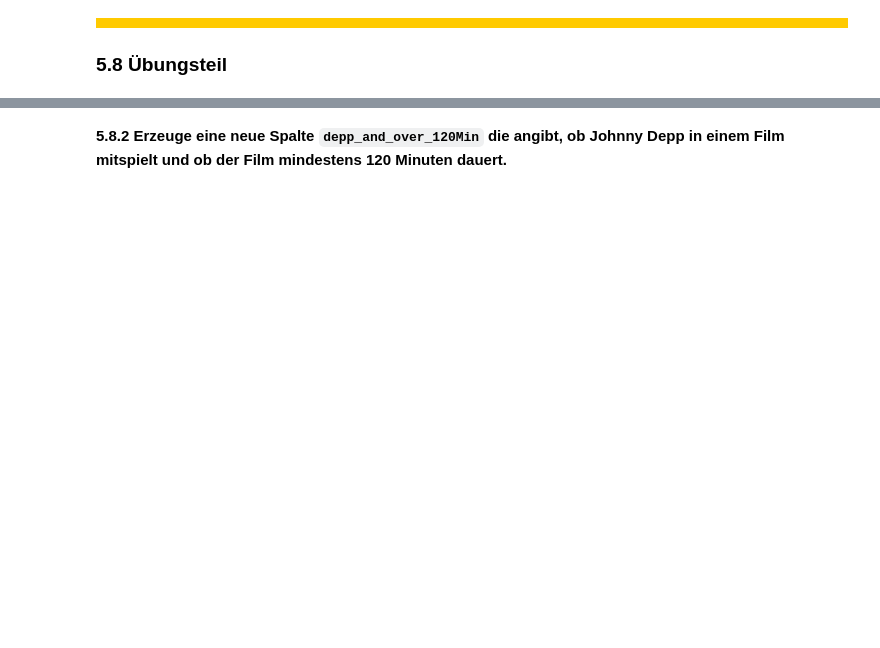
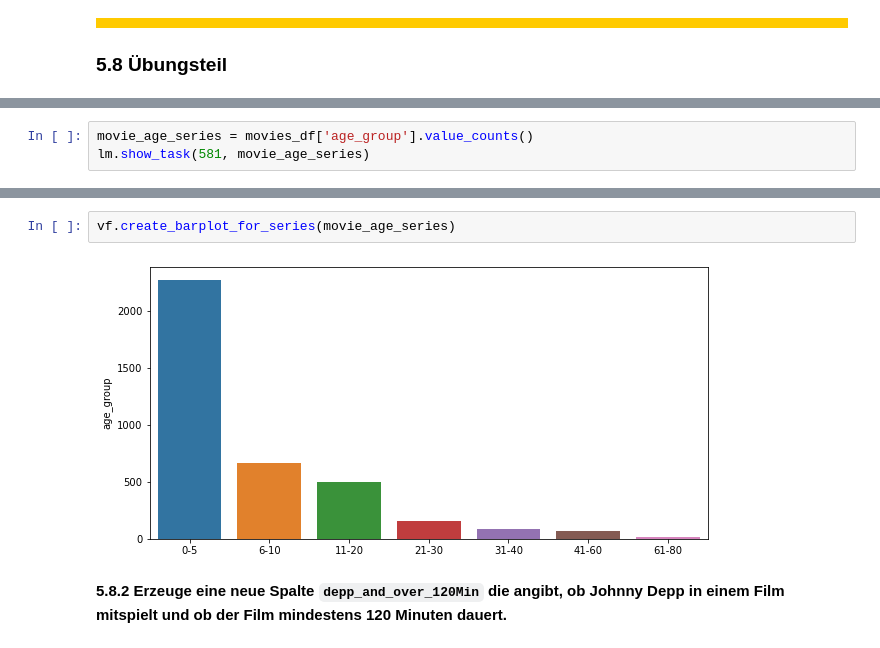
Before and after one commit to orca-nrw/lernmodul-pandas, a Jupyter notebook: index.ipynb, the cells around one changed output, grey strips where cells are left out. Cells and saved outputs as stored; diff of their text form; blank space fills up the shorter version.

```diff
--- a/index.ipynb
+++ b/index.ipynb
@@ -1410,0 +1428,3 @@ titles_df
+# %%
+movie_age_series = movies_df['age_group'].value_counts()
+lm.show_task(581, movie_age_series)
@@ -1411,3 +1442,7 @@ titles_df
+# %%
+vf.create_barplot_for_series(movie_age_series)
+# %% [output]
+[figure, added]
 # %% [markdown]
 **5.8.2 Erzeuge eine neue Spalte `depp_and_over_120Min` die angibt, ob Johnny Depp in einem Film mitspielt und ob der Film mindestens 120 Minuten dauert.**
 # %%
```
Also changed, not shown: parts of 25 cells of this notebook, 3 other files.
